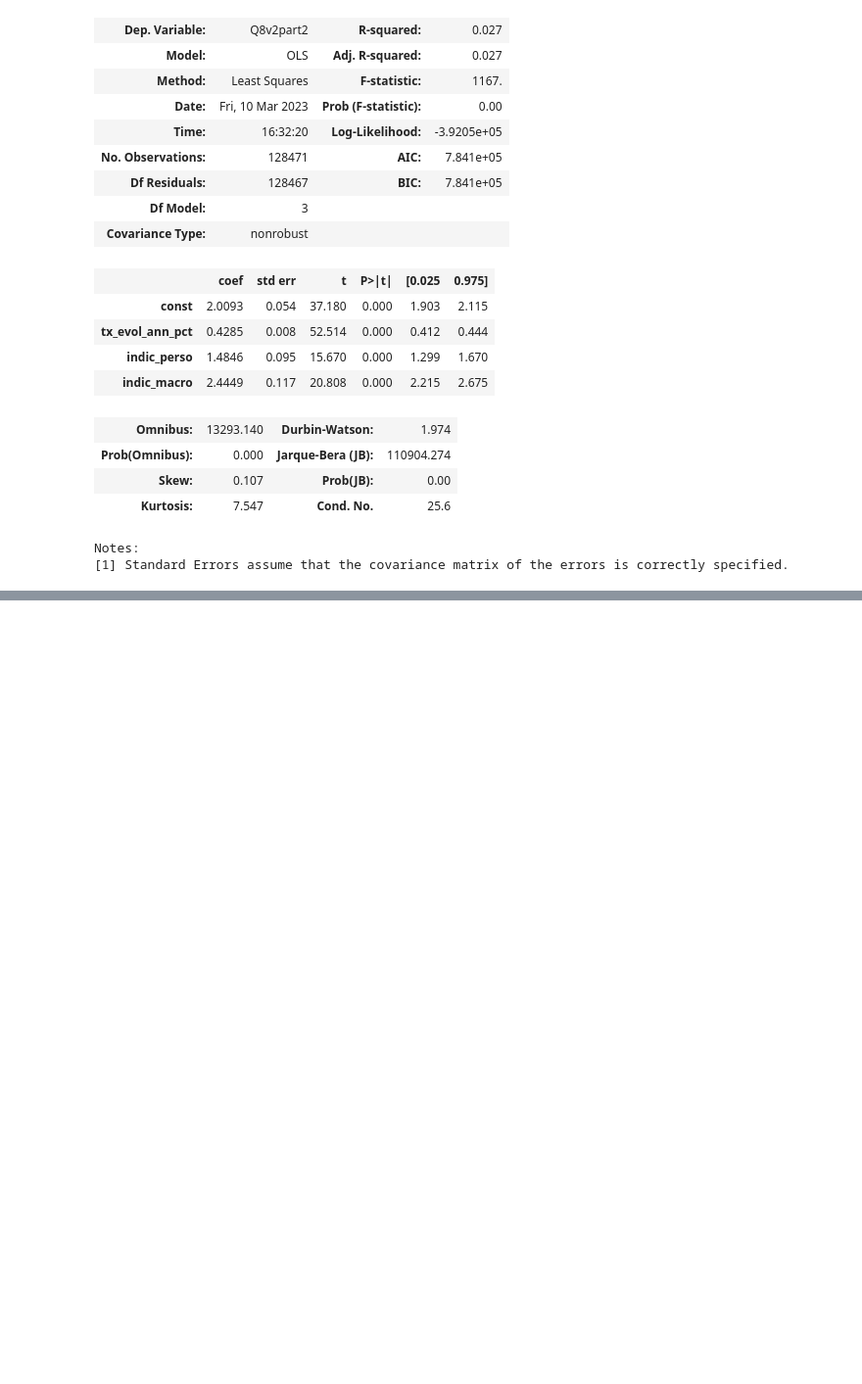
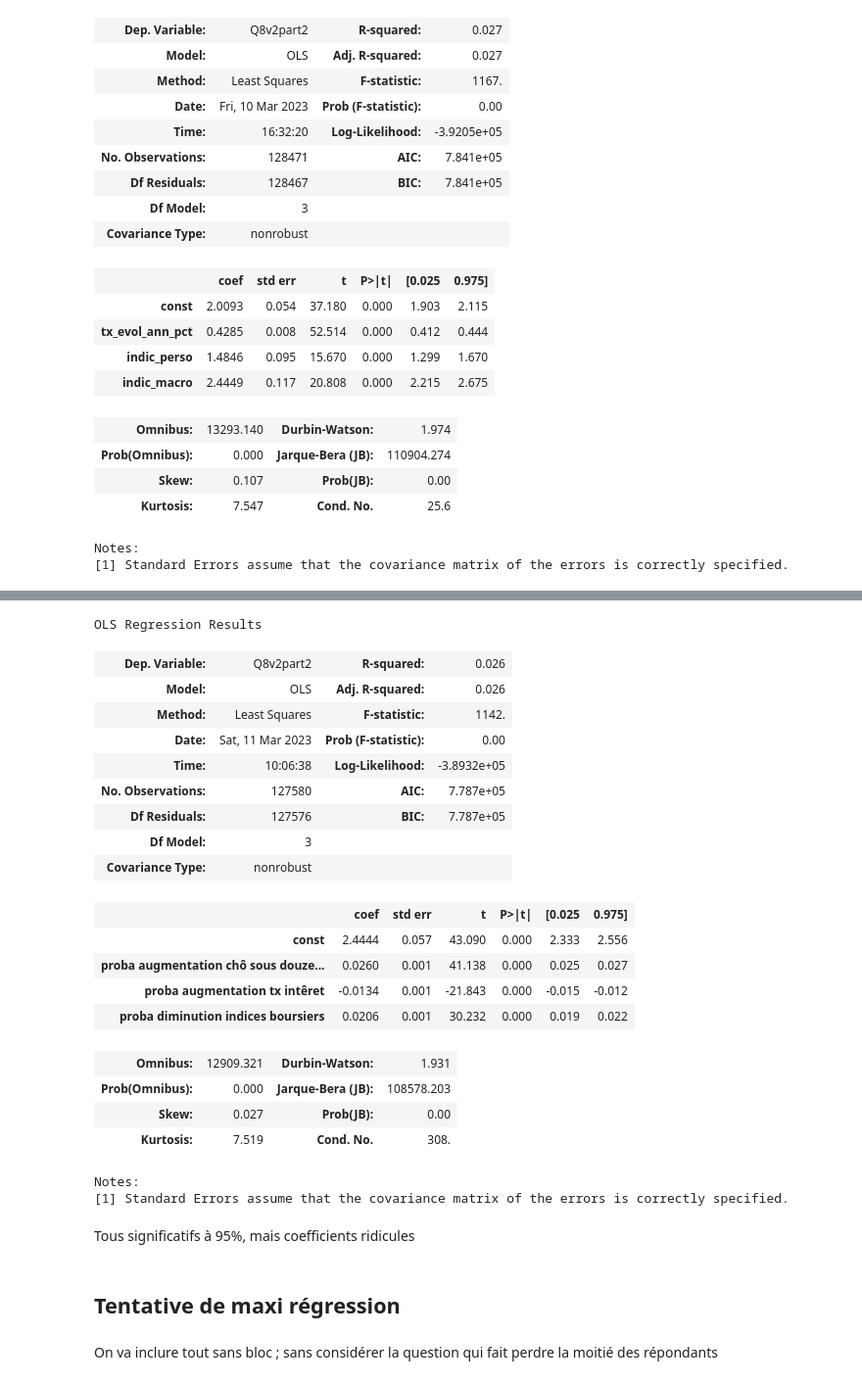
Before and after one commit to Jeremstar/-a-va-pr-dire-l-inflation-s-v-re, a Jupyter notebook: Régressions.ipynb, the cells around one changed output, grey strips where cells are left out. Shown at 98% size. Drawn from its saved outputs; the diff is of its cells as text; code cells hidden in the pictures; blank space fills up the shorter version.

Commit message:
régressions sans bloc + tentative grosse régression

```diff
--- a/Régressions.ipynb
+++ b/Régressions.ipynb
@@ -346,0 +621,53 @@ Notes:
+# %%
+%%capture
+#transformation des colonnes en float
+for element in instabilité2 :
+    BF3[element] = BF3[element].astype(float)
+# %%
+%%capture
+#obtention d'une colonne proba diminution indices boursiers
+BF3['Q6new_bis'] = 100-BF3['Q6new']
+# %%
+BF3 = BF3.rename(columns={'Q4new': 'proba augmentation chô sous douze mois',
+                          'Q5new': 'proba augmentation tx intêret',
+                          'Q6new_bis' : 'proba diminution indices boursiers'})
+# %%
+instabilité2 = ['proba augmentation chô sous douze mois',
+                'proba augmentation tx intêret',
+                'proba diminution indices boursiers']
+# %%
+Y = BF3['Q8v2part2'].astype('float')
+X = BF3[instabilité2]
+X = sm.add_constant(X)
+model = sm.OLS(Y,X)
+results = model.fit()
+su = results.summary()
+su
+# %% [output]
+OLS Regression Results
+| Dep. Variable: | Q8v2part2 | R-squared: | 0.026 |
+| Model: | OLS | Adj. R-squared: | 0.026 |
+| Method: | Least Squares | F-statistic: | 1142. |
+| Date: | Sat, 11 Mar 2023 | Prob (F-statistic): | 0.00 |
+| Time: | 10:06:38 | Log-Likelihood: | -3.8932e+05 |
+| No. Observations: | 127580 | AIC: | 7.787e+05 |
+| Df Residuals: | 127576 | BIC: | 7.787e+05 |
+| Df Model: | 3 |  |  |
+| Covariance Type: | nonrobust |  |  |
+|  | coef | std err | t | P>|t| | [0.025 | 0.975] |
+| const | 2.4444 | 0.057 | 43.090 | 0.000 | 2.333 | 2.556 |
+| proba augmentation chô sous douze... | 0.0260 | 0.001 | 41.138 | 0.000 | 0.025 | 0.027 |
+| proba augmentation tx intêret | -0.0134 | 0.001 | -21.843 | 0.000 | -0.015 | -0.012 |
+| proba diminution indices boursiers | 0.0206 | 0.001 | 30.232 | 0.000 | 0.019 | 0.022 |
+| Omnibus: | 12909.321 | Durbin-Watson: | 1.931 |
+| Prob(Omnibus): | 0.000 | Jarque-Bera (JB): | 108578.203 |
+| Skew: | 0.027 | Prob(JB): | 0.00 |
+| Kurtosis: | 7.519 | Cond. No. | 308. |
+Notes:
+[1] Standard Errors assume that the covariance matrix of the errors is correctly specified.
+# %% [markdown]
+Tous significatifs à 95%, mais coefficients ridicules
+# %% [markdown]
+## Tentative de maxi régression
+# %% [markdown]
+On va inclure tout sans bloc ; sans considérer la question qui fait perdre la moitié des répondants
```
Also changed, not shown: parts of 80 cells of this notebook.
